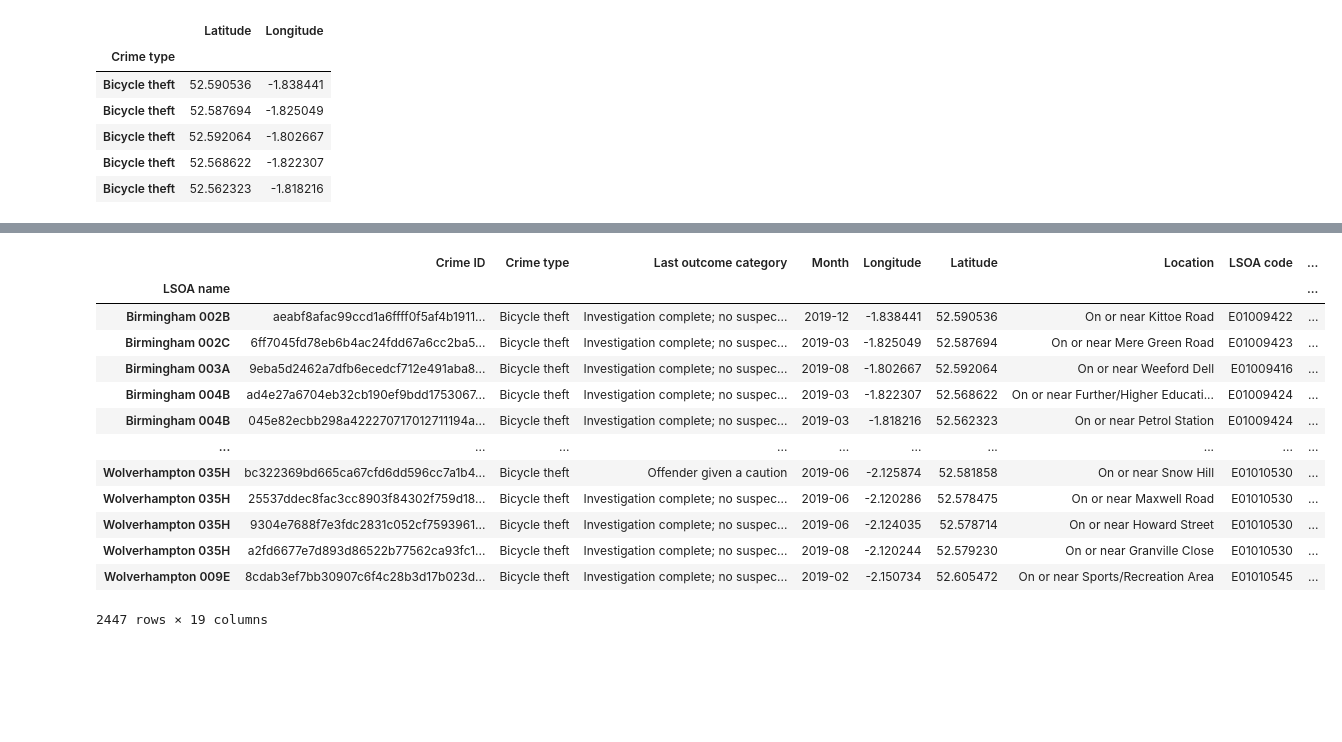
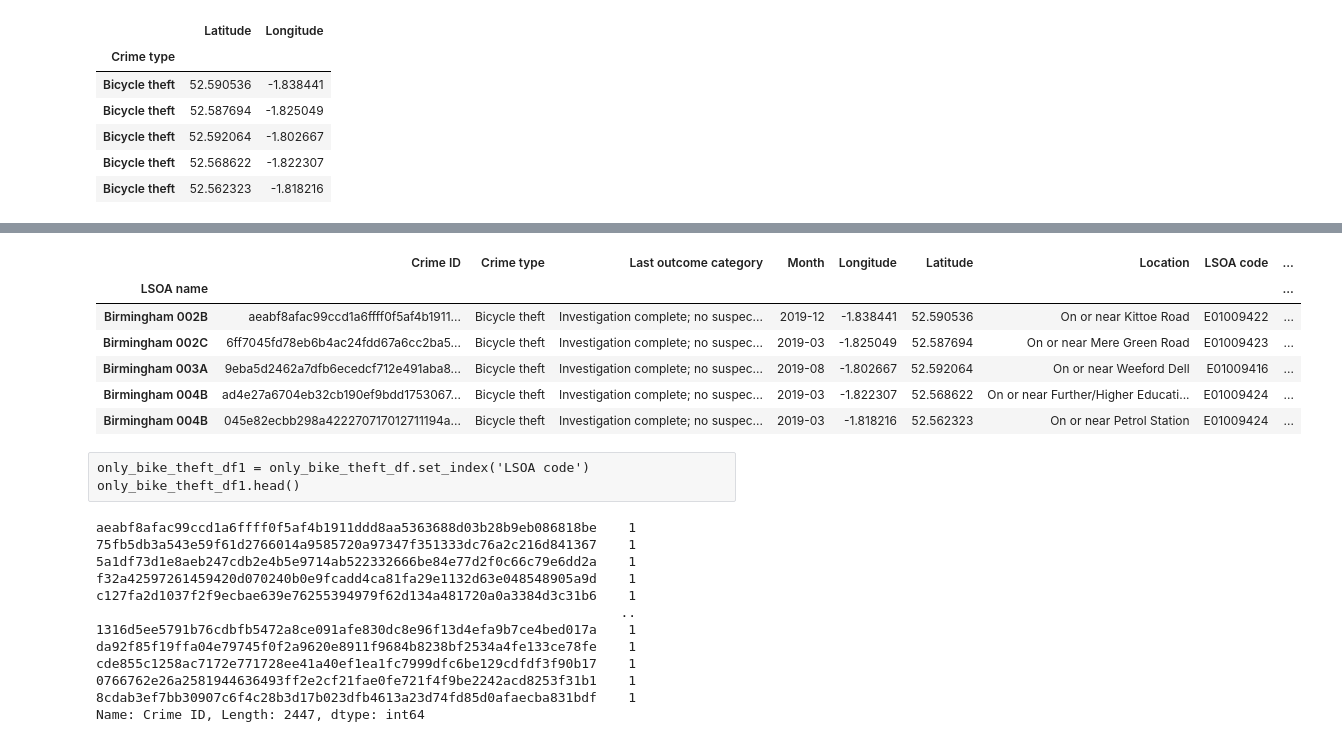
Before and after one commit to Garywtne/my-project-repo, a Jupyter notebook: bike_thefts.ipynb, the cells around one changed output, grey strips where cells are left out. Cells and saved outputs as stored; diff of their text form; code cells hidden in the pictures; blank space fills up the shorter version.

```diff
--- a/bike_thefts.ipynb
+++ b/bike_thefts.ipynb
@@ -79,19 +79,31 @@ district_df.head()
 # %%
 only_bike_theft_df = district_df.loc[district_df["Crime type"] == "Bicycle theft", :]
 
-only_bike_theft_df
+only_bike_theft_df.head()
 # %% [output]
 |  | Crime ID | Crime type | Last outcome category | Month | Longitude | Latitude | Location | LSOA code | ... |
 | LSOA name |  |  |  |  |  |  |  |  | ... |
 | Birmingham 002B | aeabf8afac99ccd1a6ffff0f5af4b1911... | Bicycle theft | Investigation complete; no suspec... | 2019-12 | -1.838441 | 52.590536 | On or near Kittoe Road | E01009422 | ... |
 | Birmingham 002C | 6ff7045fd78eb6b4ac24fdd67a6cc2ba5... | Bicycle theft | Investigation complete; no suspec... | 2019-03 | -1.825049 | 52.587694 | On or near Mere Green Road | E01009423 | ... |
 | Birmingham 003A | 9eba5d2462a7dfb6ecedcf712e491aba8... | Bicycle theft | Investigation complete; no suspec... | 2019-08 | -1.802667 | 52.592064 | On or near Weeford Dell | E01009416 | ... |
 | Birmingham 004B | ad4e27a6704eb32cb190ef9bdd1753067... | Bicycle theft | Investigation complete; no suspec... | 2019-03 | -1.822307 | 52.568622 | On or near Further/Higher Educati... | E01009424 | ... |
 | Birmingham 004B | 045e82ecbb298a422270717012711194a... | Bicycle theft | Investigation complete; no suspec... | 2019-03 | -1.818216 | 52.562323 | On or near Petrol Station | E01009424 | ... |
-| ... | ... | ... | ... | ... | ... | ... | ... | ... | ... |
-| Wolverhampton 035H | bc322369bd665ca67cfd6dd596cc7a1b4... | Bicycle theft | Offender given a caution | 2019-06 | -2.125874 | 52.581858 | On or near Snow Hill | E01010530 | ... |
-| Wolverhampton 035H | 25537ddec8fac3cc8903f84302f759d18... | Bicycle theft | Investigation complete; no suspec... | 2019-06 | -2.120286 | 52.578475 | On or near Maxwell Road | E01010530 | ... |
-| Wolverhampton 035H | 9304e7688f7e3fdc2831c052cf7593961... | Bicycle theft | Investigation complete; no suspec... | 2019-06 | -2.124035 | 52.578714 | On or near Howard Street | E01010530 | ... |
-| Wolverhampton 035H | a2fd6677e7d893d86522b77562ca93fc1... | Bicycle theft | Investigation complete; no suspec... | 2019-08 | -2.120244 | 52.579230 | On or near Granville Close | E01010530 | ... |
-| Wolverhampton 009E | 8cdab3ef7bb30907c6f4c28b3d17b023d... | Bicycle theft | Investigation complete; no suspec... | 2019-02 | -2.150734 | 52.605472 | On or near Sports/Recreation Area | E01010545 | ... |
-2447 rows × 19 columns
+# %% [raw]
+only_bike_theft_df1 = only_bike_theft_df.set_index('LSOA code')
+only_bike_theft_df1.head()
+# %%
+LSOA_counts = only_bike_theft_df1["Crime ID"].value_counts()
+LSOA_counts
+# %% [output]
+aeabf8afac99ccd1a6ffff0f5af4b1911ddd8aa5363688d03b28b9eb086818be    1
+75fb5db3a543e59f61d2766014a9585720a97347f351333dc76a2c216d841367    1
+5a1df73d1e8aeb247cdb2e4b5e9714ab522332666be84e77d2f0c66c79e6dd2a    1
+f32a42597261459420d070240b0e9fcadd4ca81fa29e1132d63e048548905a9d    1
+c127fa2d1037f2f9ecbae639e76255394979f62d134a481720a0a3384d3c31b6    1
+                                                                   ..
+1316d5ee5791b76cdbfb5472a8ce091afe830dc8e96f13d4efa9b7ce4bed017a    1
+da92f85f19ffa04e79745f0f2a9620e8911f9684b8238bf2534a4fe133ce78fe    1
+cde855c1258ac7172e771728ee41a40ef1ea1fc7999dfc6be129cdfdf3f90b17    1
+0766762e26a2581944636493ff2e2cf21fae0fe721f4f9be2242acd8253f31b1    1
+8cdab3ef7bb30907c6f4c28b3d17b023dfb4613a23d74fd85d0afaecba831bdf    1
+Name: Crime ID, Length: 2447, dtype: int64
```
Also changed, not shown: 2 other files.
